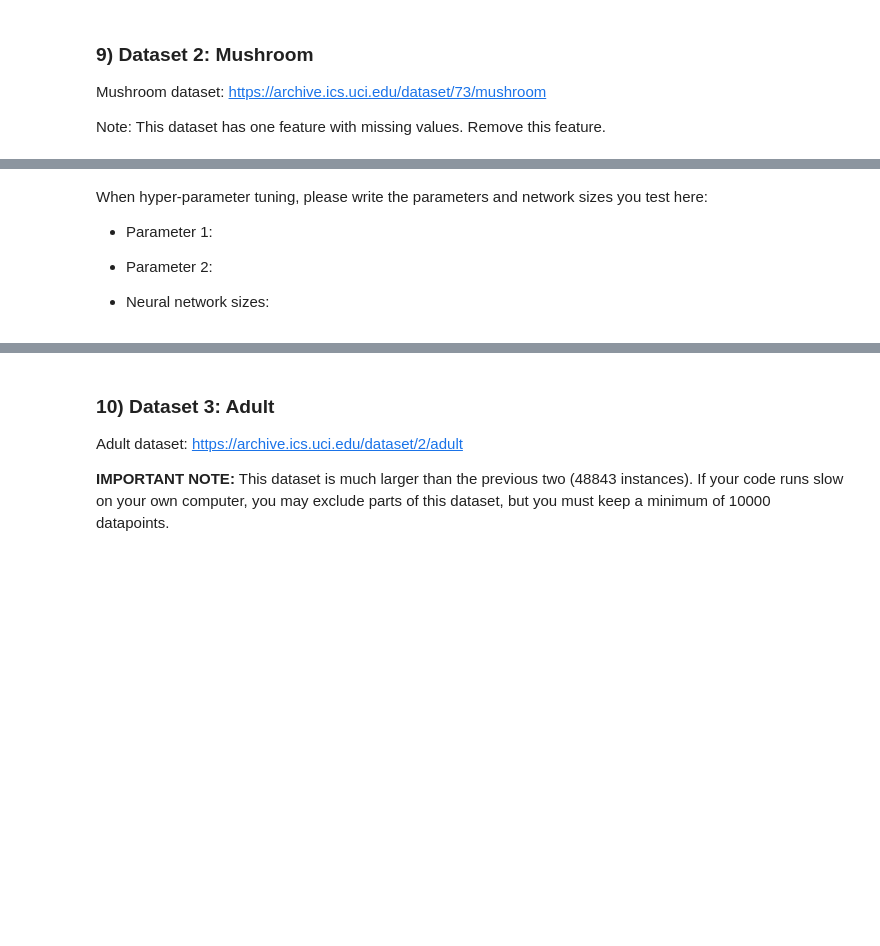
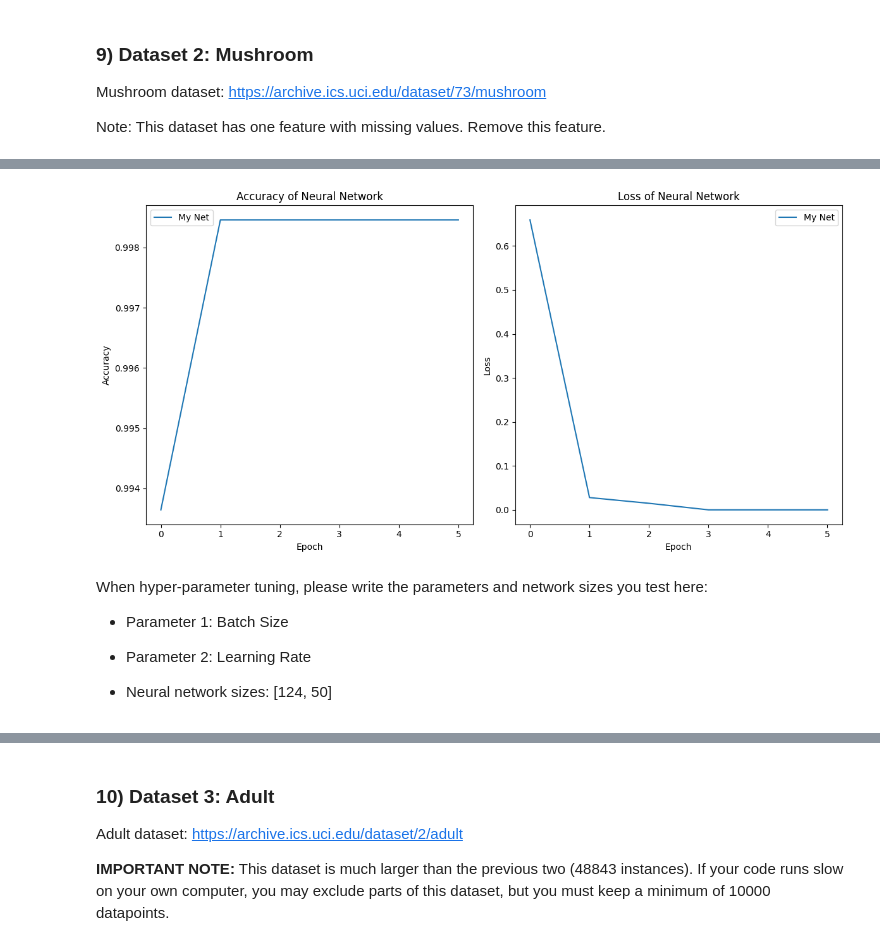
Before and after one commit to JoelScarinius/Neural_Network, a Jupyter notebook: ML-Assignment_3_Joel_Scarinius_Stavmo.ipynb, the cells around one changed output, grey strips where cells are left out. Cells and saved outputs as stored; diff of their text form; code cells hidden in the pictures; blank space fills up the shorter version.

```diff
--- a/ML-Assignment_3_Joel_Scarinius_Stavmo.ipynb
+++ b/ML-Assignment_3_Joel_Scarinius_Stavmo.ipynb
@@ -702,7 +712,7 @@ X_train, X_test, y_train, y_test = train_test_split(
     enc_features, encoded_labels, train_size=0.8, shuffle=True
 )
 # TODO: Train a neural network on the data
-neurons = [150, 75,  56]
+neurons = [124, 50]
 accuracies_nn = []
 accuracies_sk_nn = []
 losses_sk_nn = []
@@ -716,36 +726,31 @@ print("My Neural Net:")
 my_loss, epoch_accuracies = nn.train_net(
     X_train,
     y_train,
-    batch_size=32,
+    batch_size=8,
     epochs=75,
-    use_validation_data=False,
-    early_stopping=5,
+    learning_rate=0.01,
+    use_validation_data=True,
+    early_stopping=3,
 )
 
-y_unique = np.unique(y_test)
 y_pred = nn.forward(X_test)
-y_pred = y_unique[np.argmax(y_pred, axis=1)]
-accuracy_nn = accuracy_score(y_true=y_test, y_pred=y_pred)
+y_pred = np.argmax(y_pred, axis=1)
+accuracy_nn = accuracy_score(y_true=y_test.ravel(), y_pred=y_pred)
 print("Accuracy My Neural Net:", accuracy_nn)
 accuracies_nn.append(accuracy_nn)
 
 mlp = MLPClassifier(hidden_layer_sizes=(21, 10), max_iter=75)
-mlp.fit(X_train, y_train)
+mlp.fit(X_train, y_train.ravel())
 
 y_pred = mlp.predict(X_test)
-accuracy_sk = accuracy_score(y_test, y_pred)
+accuracy_sk = accuracy_score(y_test.ravel(), y_pred)
 print("Accuracy of sklearn's MLPClassifier:", accuracy_sk)
-# accuracies_sk_nn.append(accuracy_sk)
-
-# print("Mean Accuracy My Neural Net:", np.mean(accuracies_nn))
-# print("Mean Accuracy Sklearn Neural Net:", np.mean(accuracies_sk_nn))
 
 # TODO: Visualize the loss for each epoch
 # TODO: Visualize the test accuracy for each epoch
 plt.figure(figsize=(12, 6))
 
 plt.subplot(1, 2, 1)
-# plt.plot(accuracies_nn, label="My Net")
 plt.plot(epoch_accuracies, label="My Net")
 plt.xlabel("Epoch")
 plt.ylabel("Accuracy")
@@ -761,3 +766,4 @@ plt.legend()
 
 plt.tight_layout()
 plt.show()
+# %% [output]
@@ -764,9 +780,10 @@ plt.show()
+[figure, added]
 # %% [markdown]
 When hyper-parameter tuning, please write the parameters and network sizes you test here:
 
-* Parameter 1:
-* Parameter 2:
+* Parameter 1: Batch Size
+* Parameter 2: Learning Rate
 
-* Neural network sizes:
+* Neural network sizes: [124, 50]
 # %%
 # TODO: Hyper-parameter tuning
```
Also changed, not shown: parts of 14 cells of this notebook.
